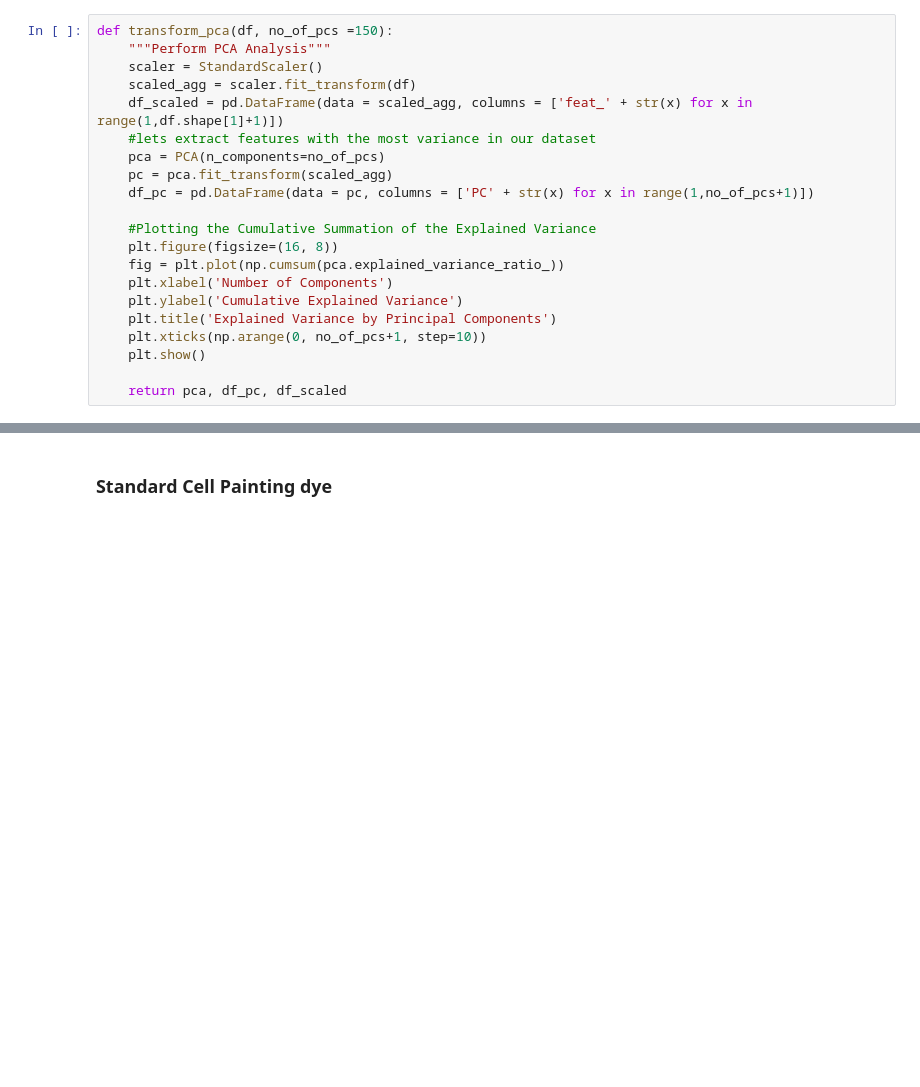
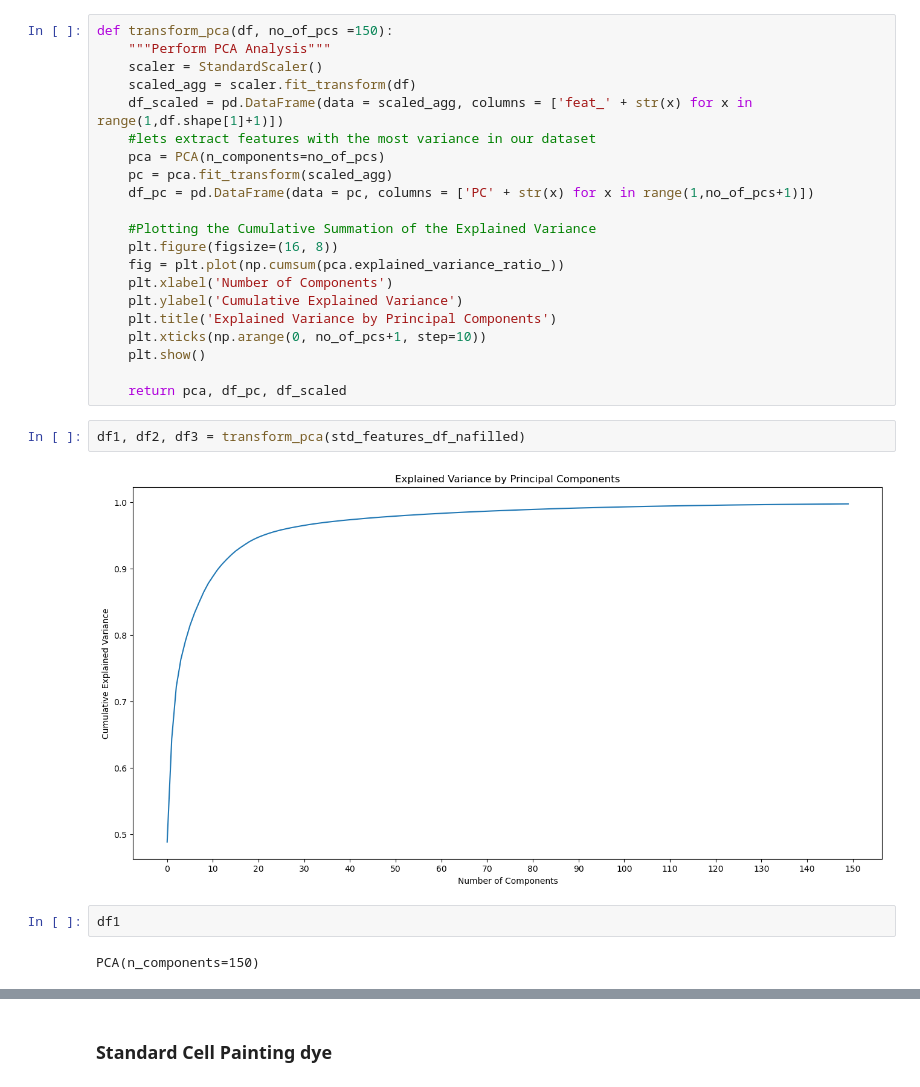
Before and after one commit to broadinstitute/2022_09_07_New_phenotypic_dye_testing_CDoT_Broad, a Jupyter notebook: NoiseRemoval.ipynb, the cells around one changed output, grey strips where cells are left out. Saved outputs shown, nothing was run; the diff lists cells and outputs as text; blank space fills up the shorter version.

```diff
--- a/NoiseRemoval.ipynb
+++ b/NoiseRemoval.ipynb
@@ -80,3 +80,11 @@ def transform_pca(df, no_of_pcs =150):
     plt.show()
 
     return pca, df_pc, df_scaled
+# %%
+df1, df2, df3 = transform_pca(std_features_df_nafilled)
+# %% [output]
+[figure, added]
+# %%
+df1
+# %% [output]
+PCA(n_components=150)
```
Also changed, not shown: parts of 9 cells of this notebook.
